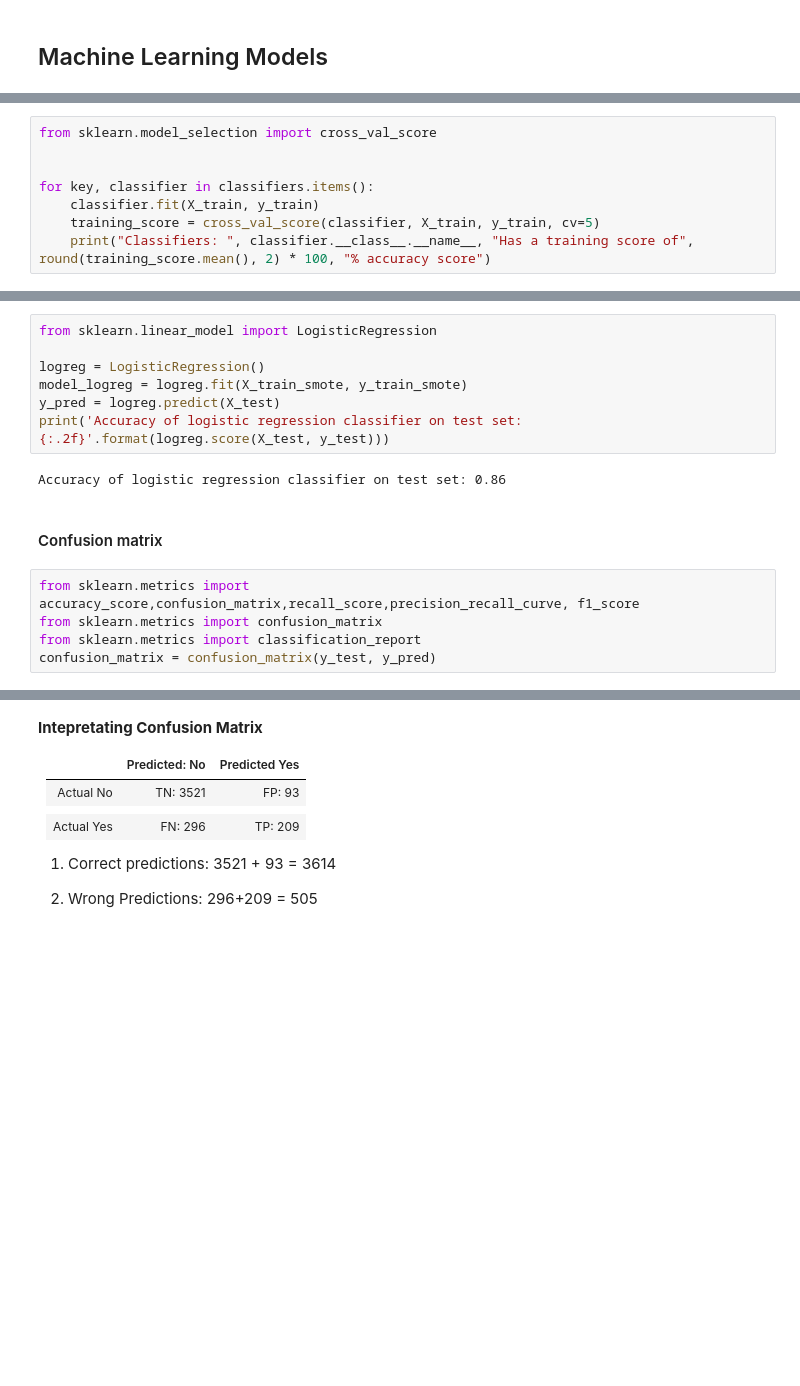
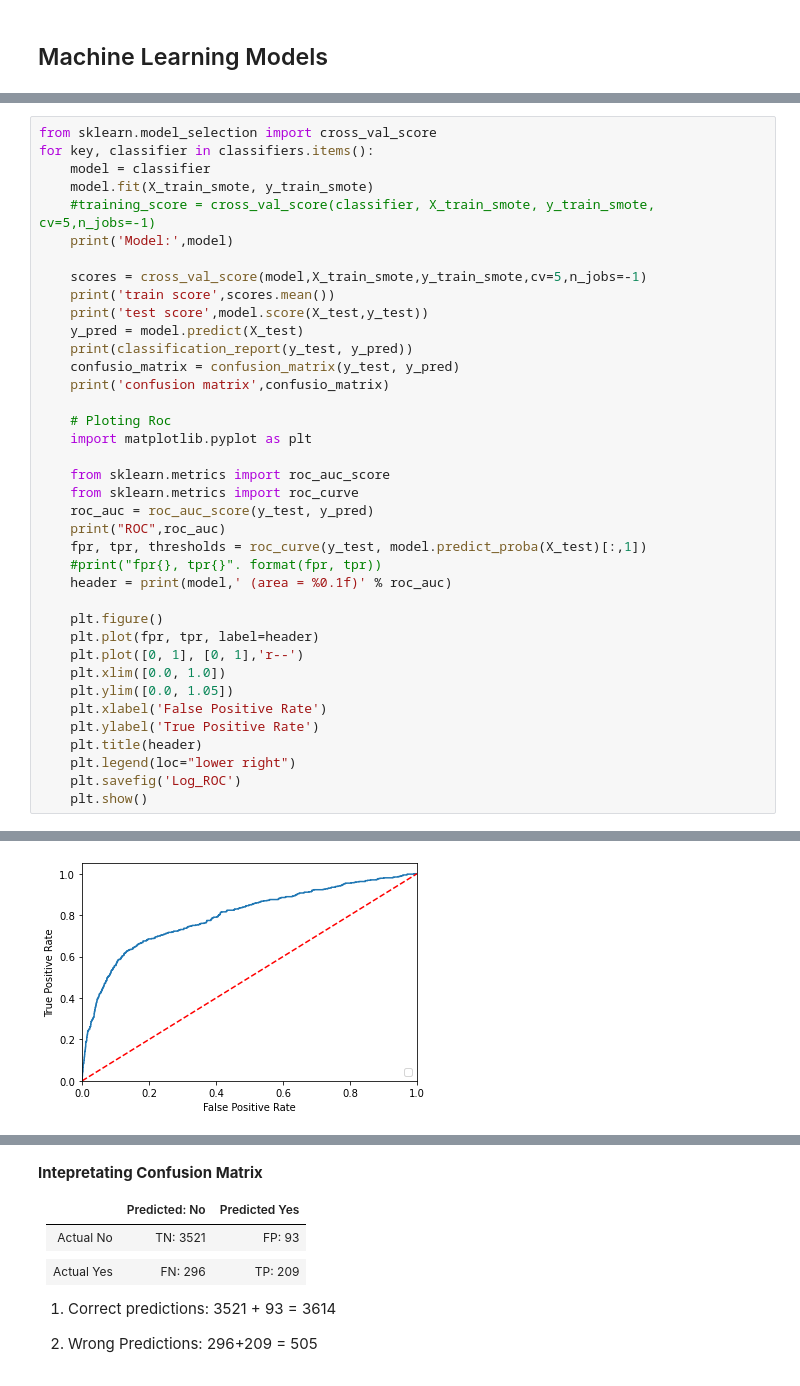
Before and after one commit to kenmbelenzi/BankInstitutionTermDepositPredictiveModel, a Jupyter notebook: Bank.ipynb, the cells around one changed output, grey strips where cells are left out. Cells and saved outputs as stored; diff of their text form; blank space fills up the shorter version.

```diff
--- a/Bank.ipynb
+++ b/Bank.ipynb
@@ -234,9 +250 @@ classifiers = {
 }
-# %%
-from sklearn.model_selection import cross_val_score
-
-
-for key, classifier in classifiers.items():
-    classifier.fit(X_train, y_train)
-    training_score = cross_val_score(classifier, X_train, y_train, cv=5)
-    print("Classifiers: ", classifier.__class__.__name__, "Has a training score of", round(training_score.mean(), 2) * 100, "% accuracy score")
@@ -283,16 +251,39 @@ ROC AUC score: 0.6787696940710791
-# %%
-from sklearn.linear_model import LogisticRegression
-
-logreg = LogisticRegression()
-model_logreg = logreg.fit(X_train_smote, y_train_smote)
-y_pred = logreg.predict(X_test)
-print('Accuracy of logistic regression classifier on test set: {:.2f}'.format(logreg.score(X_test, y_test)))
-# %% [output]
-Accuracy of logistic regression classifier on test set: 0.86
-# %% [markdown]
-#### Confusion matrix
-# %%
-from sklearn.metrics import accuracy_score,confusion_matrix,recall_score,precision_recall_curve, f1_score
-from sklearn.metrics import confusion_matrix
-from sklearn.metrics import classification_report
-confusion_matrix = confusion_matrix(y_test, y_pred)
+# %%
+from sklearn.model_selection import cross_val_score
+for key, classifier in classifiers.items():
+    model = classifier
+    model.fit(X_train_smote, y_train_smote)
+    #training_score = cross_val_score(classifier, X_train_smote, y_train_smote, cv=5,n_jobs=-1)
+    print('Model:',model)
+
+    scores = cross_val_score(model,X_train_smote,y_train_smote,cv=5,n_jobs=-1)
+    print('train score',scores.mean())
+    print('test score',model.score(X_test,y_test))
+    y_pred = model.predict(X_test)
+    print(classification_report(y_test, y_pred))
+    confusio_matrix = confusion_matrix(y_test, y_pred)
+    print('confusion matrix',confusio_matrix)
+
+    # Ploting Roc
+    import matplotlib.pyplot as plt
+
+    from sklearn.metrics import roc_auc_score
+    from sklearn.metrics import roc_curve
+    roc_auc = roc_auc_score(y_test, y_pred)
+    print("ROC",roc_auc)
+    fpr, tpr, thresholds = roc_curve(y_test, model.predict_proba(X_test)[:,1])
+    #print("fpr{}, tpr{}". format(fpr, tpr))
+    header = print(model,' (area = %0.1f)' % roc_auc)
+
+    plt.figure()
+    plt.plot(fpr, tpr, label=header)
+    plt.plot([0, 1], [0, 1],'r--')
+    plt.xlim([0.0, 1.0])
+    plt.ylim([0.0, 1.05])
+    plt.xlabel('False Positive Rate')
+    plt.ylabel('True Positive Rate')
+    plt.title(header)
+    plt.legend(loc="lower right")
+    plt.savefig('Log_ROC')
+    plt.show()
+# %% [output]
@@ -298,0 +307 @@ confusion_matrix = confusion_matrix(y_test, y_pred)
+[figure, added]
```
Also changed, not shown: parts of 42 cells of this notebook, 8 other files.
